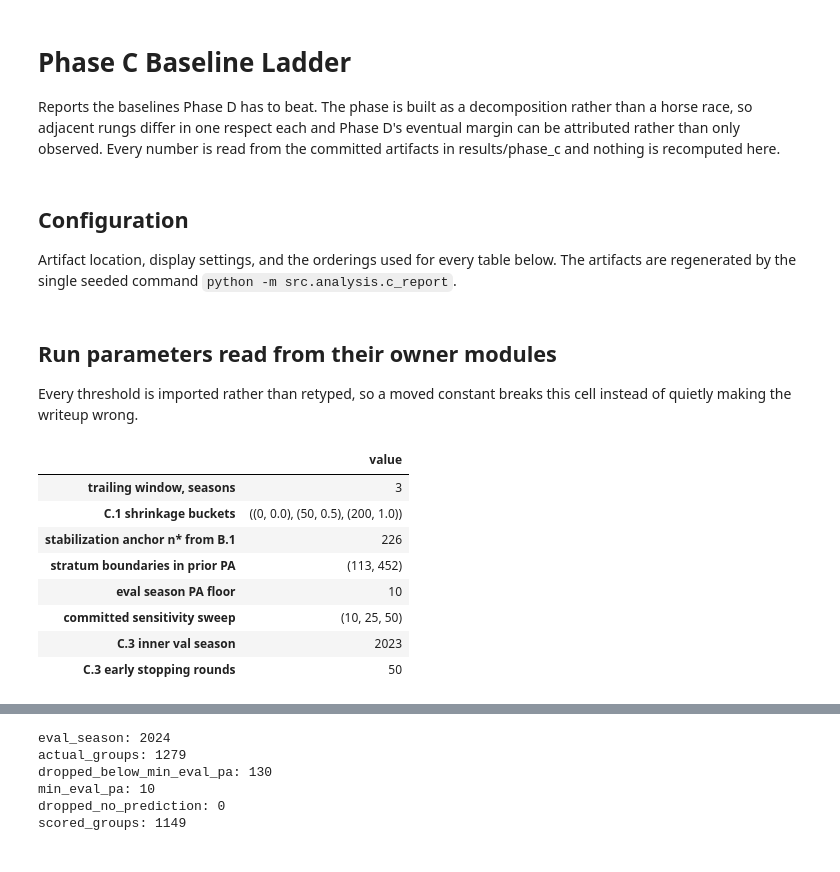
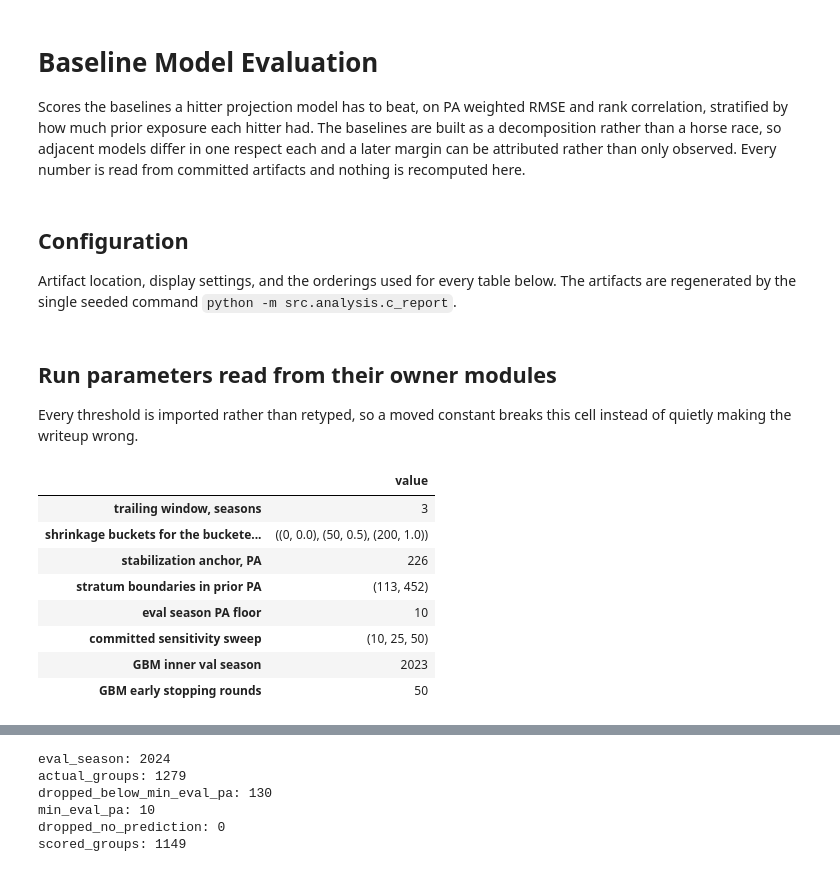
Before and after one commit to nseluga/Hitter-Embedding, a Jupyter notebook: notebooks/03_baselines.ipynb, the cells around one changed output, grey strips where cells are left out. Drawn from its saved outputs; the diff is of its cells as text; code cells hidden in the pictures.

```diff
--- a/notebooks/03_baselines.ipynb
+++ b/notebooks/03_baselines.ipynb
@@ -1,9 +1,10 @@
 # %% [markdown]
-# Phase C Baseline Ladder
-Reports the baselines Phase D has to beat. The phase is built as a decomposition rather than a
-horse race, so adjacent rungs differ in one respect each and Phase D's eventual margin can be
-attributed rather than only observed. Every number is read from the committed artifacts in
-results/phase_c and nothing is recomputed here.
+# Baseline Model Evaluation
+Scores the baselines a hitter projection model has to beat, on PA weighted RMSE and rank
+correlation, stratified by how much prior exposure each hitter had. The baselines are built as a
+decomposition rather than a horse race, so adjacent models differ in one respect each and a later
+margin can be attributed rather than only observed. Every number is read from committed artifacts
+and nothing is recomputed here.
 # %%
 import json
 import sys
@@ -18,8 +19,8 @@ sys.path.insert(0, str(REPO_ROOT))
 from src.analysis import c1_trailing, c3_gbm, claim1_eval
 # %% [markdown]
 ## Configuration
-Artifact location, display settings, and the orderings used for every table below. The
-artifacts are regenerated by the single seeded command `python -m src.analysis.c_report`.
+Artifact location, display settings, and the orderings used for every table below. The artifacts
+are regenerated by the single seeded command `python -m src.analysis.c_report`.
 # %%
 pd.set_option("display.width", 220)
 pd.set_option("display.max_columns", 40)
@@ -37,27 +38,27 @@ def load(name):
     return pd.read_csv(RESULTS_DIR / name)
 # %% [markdown]
 ## Run parameters read from their owner modules
-Every threshold is imported rather than retyped, so a moved constant breaks this cell instead
-of quietly making the writeup wrong.
+Every threshold is imported rather than retyped, so a moved constant breaks this cell instead of
+quietly making the writeup wrong.
 # %%
 pd.Series({
     "trailing window, seasons": c1_trailing.TRAILING_SEASONS,
-    "C.1 shrinkage buckets": str(c1_trailing.PA_BUCKETS),
-    "stabilization anchor n* from B.1": claim1_eval.STABILIZATION_N_STAR,
+    "shrinkage buckets for the bucketed variant": str(c1_trailing.PA_BUCKETS),
+    "stabilization anchor, PA": claim1_eval.STABILIZATION_N_STAR,
     "stratum boundaries in prior PA": str(claim1_eval.STRATUM_BOUNDARIES),
     "eval season PA floor": claim1_eval.MIN_EVAL_PA,
     "committed sensitivity sweep": str(claim1_eval.MIN_EVAL_PA_SENSITIVITY),
-    "C.3 inner val season": c3_gbm.INNER_VAL_SEASON,
-    "C.3 early stopping rounds": c3_gbm.EARLY_STOPPING_ROUNDS,
+    "GBM inner val season": c3_gbm.INNER_VAL_SEASON,
+    "GBM early stopping rounds": c3_gbm.EARLY_STOPPING_ROUNDS,
 }, name="value").to_frame()
 # %% [output]
 |  | value |
 | trailing window, seasons | 3 |
-| C.1 shrinkage buckets | ((0, 0.0), (50, 0.5), (200, 1.0)) |
-| stabilization anchor n* from B.1 | 226 |
+| shrinkage buckets for the buckete... | ((0, 0.0), (50, 0.5), (200, 1.0)) |
+| stabilization anchor, PA | 226 |
 | stratum boundaries in prior PA | (113, 452) |
 | eval season PA floor | 10 |
 | committed sensitivity sweep | (10, 25, 50) |
-| C.3 inner val season | 2023 |
-| C.3 early stopping rounds | 50 |
+| GBM inner val season | 2023 |
+| GBM early stopping rounds | 50 |
 # %% [markdown]
```
Also changed, not shown: parts of 21 cells of this notebook, 2 other files.
